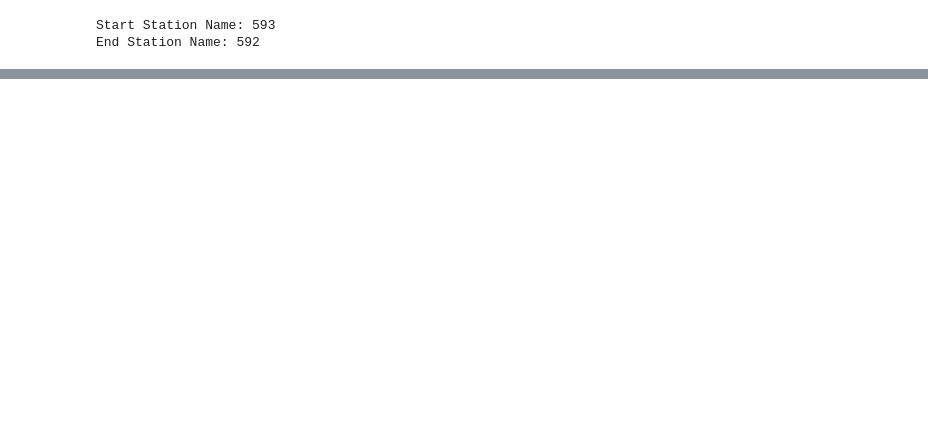
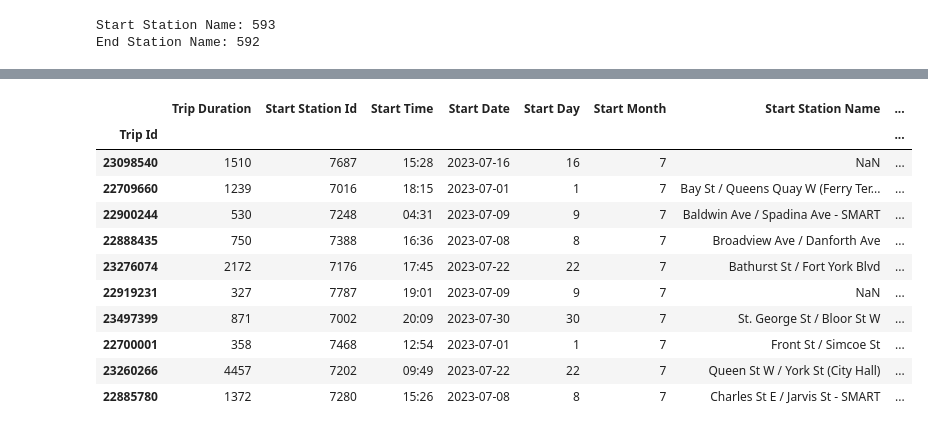
Before and after one commit to ziadharmanani/INF1340-Ridership-Analysis, a Jupyter notebook: rideshare_cleaning.ipynb, the cells around one changed output, grey strips where cells are left out. Cells and saved outputs as stored; diff of their text form; code cells hidden in the pictures; blank space fills up the shorter version.

```diff
--- a/rideshare_cleaning.ipynb
+++ b/rideshare_cleaning.ipynb
@@ -12,7 +10,7 @@ extension = [
 
 # Define columns order in a list
 columns = [
-    "Trip Id", "Trip  Duration", "Start Station Id", "Start Time",
+    "Trip Id", "Trip Duration", "Start Station Id", "Start Time",
     "Start Station Name", "End Station Id", "End Time",
     "End Station Name", "Bike Id", "User Type"
     ]
@@ -39,6 +37,10 @@ for file in paths:
         df_temp["Trip Id"] = df_temp["ï»¿Trip Id"]
         df_temp = df_temp.drop(columns = ["ï»¿Trip Id"])
 
+    #remove extra space in Trip Duration column
+    #df.columns = df.columns.str.replace("Trip  Duration", "Trip Duration")
+    df_temp.rename(columns={"Trip  Duration": "Trip Duration"}, inplace=True)
+
     # Reindexes the data frame according to columns list.
     df_temp = df_temp.reindex(columns = columns)
     all_dfs.append(df_temp)
@@ -49,8 +51,8 @@ df = pd.concat(all_dfs, ignore_index = True)
 # Drop "Model" to stay consistent with previous years (Only present in 2024)
 df = df.drop(columns = ["Model", "Bike Id"], errors = "ignore")
 
-#remove extra space in Trip Duration column
-#df.columns = df.columns.str.replace("Trip  Duration", "Trip Duration")
+
+df = df.set_index("Trip Id")
 
 # NEXT STEPS: Look into Start Station Name and End Station Name.
 # %%
@@ -88,7 +86,7 @@ User Type                  0
 dtype: int64
 # %%
 #split start time into 2 columns
-#df[['Start Date', 'Start Time']] = df['Start Time'].str.split(' ', expand=True)
+df[['Start Date', 'Start Time']] = df['Start Time'].str.split(' ', expand=True)
 
 #move start date to the 3rd index
 col = df.pop('Start Date')
@@ -127,5 +133,5 @@ df.tail()
 # %%
 #create weekday/weekend column
-df['Weekday/Weekend'] = df['Start Date'].dt.weekday.apply(lambda x: 'Weekday' if x <= 5 else 'Weekend')
+df['Weekday/Weekend'] = df['Start Date'].dt.weekday.apply(lambda x: 'Weekday' if x < 5 else 'Weekend')
 
 df.head()
@@ -131,0 +146,16 @@ df.head()
+# %%
+# Checking if the Weekday/Weekend column is correct in July
+df[(df['Weekday/Weekend'] == 'Weekend') & (df['Start Date'].dt.year == 2023) & (df['Start Date'].dt.month == 7)].sample(10)
+# %% [output]
+|  | Trip Duration | Start Station Id | Start Time | Start Date | Start Day | Start Month | Start Station Name | ... |
+| Trip Id |  |  |  |  |  |  |  | ... |
+| 23098540 | 1510 | 7687 | 15:28 | 2023-07-16 | 16 | 7 | NaN | ... |
+| 22709660 | 1239 | 7016 | 18:15 | 2023-07-01 | 1 | 7 | Bay St / Queens Quay W (Ferry Ter... | ... |
+| 22900244 | 530 | 7248 | 04:31 | 2023-07-09 | 9 | 7 | Baldwin Ave / Spadina Ave - SMART | ... |
+| 22888435 | 750 | 7388 | 16:36 | 2023-07-08 | 8 | 7 | Broadview Ave / Danforth Ave | ... |
+| 23276074 | 2172 | 7176 | 17:45 | 2023-07-22 | 22 | 7 | Bathurst St / Fort York Blvd | ... |
+| 22919231 | 327 | 7787 | 19:01 | 2023-07-09 | 9 | 7 | NaN | ... |
+| 23497399 | 871 | 7002 | 20:09 | 2023-07-30 | 30 | 7 | St. George St / Bloor St W | ... |
+| 22700001 | 358 | 7468 | 12:54 | 2023-07-01 | 1 | 7 | Front St / Simcoe St | ... |
+| 23260266 | 4457 | 7202 | 09:49 | 2023-07-22 | 22 | 7 | Queen St W / York St (City Hall) | ... |
+| 22885780 | 1372 | 7280 | 15:26 | 2023-07-08 | 8 | 7 | Charles St E / Jarvis St - SMART | ... |
```
Also changed, not shown: parts of 6 cells of this notebook.
